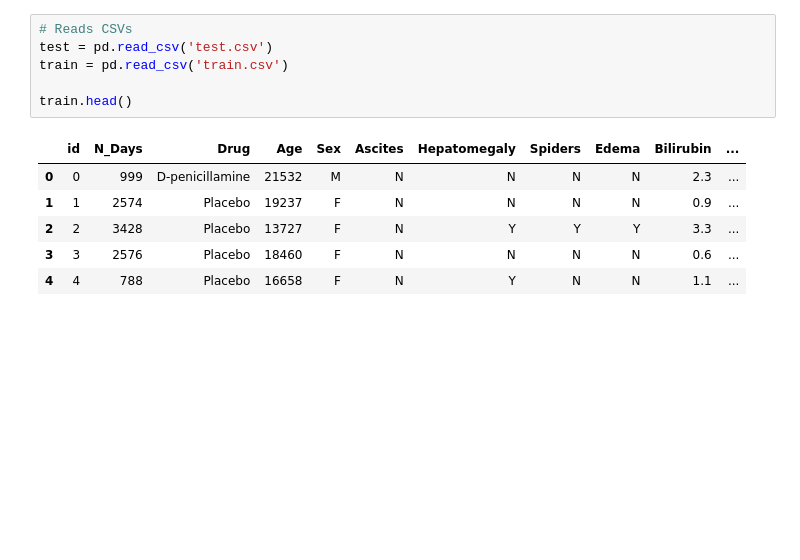
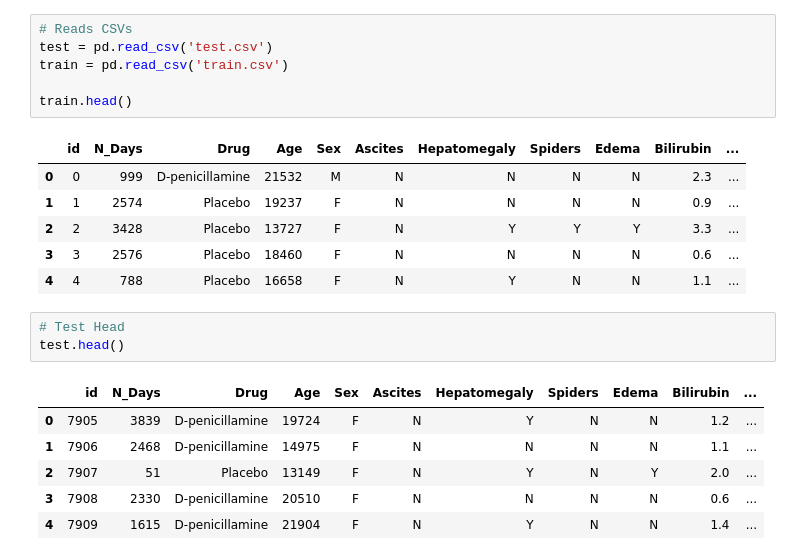
Before and after one commit to DevinFerko/CirrhosisOutcomes, a Jupyter notebook: CirrhosisOutcomes.ipynb, the cells around one changed output. Cells and saved outputs as stored; diff of their text form; blank space fills up the shorter version.

```diff
--- a/CirrhosisOutcomes.ipynb
+++ b/CirrhosisOutcomes.ipynb
@@ -29,3 +29,13 @@ train.head()
 | 2 | 2 | 3428 | Placebo | 13727 | F | N | Y | Y | Y | 3.3 | ... |
 | 3 | 3 | 2576 | Placebo | 18460 | F | N | N | N | N | 0.6 | ... |
 | 4 | 4 | 788 | Placebo | 16658 | F | N | Y | N | N | 1.1 | ... |
+# %%
+# Test Head
+test.head()
+# %% [output]
+|  | id | N_Days | Drug | Age | Sex | Ascites | Hepatomegaly | Spiders | Edema | Bilirubin | ... |
+| 0 | 7905 | 3839 | D-penicillamine | 19724 | F | N | Y | N | N | 1.2 | ... |
+| 1 | 7906 | 2468 | D-penicillamine | 14975 | F | N | N | N | N | 1.1 | ... |
+| 2 | 7907 | 51 | Placebo | 13149 | F | N | Y | N | Y | 2.0 | ... |
+| 3 | 7908 | 2330 | D-penicillamine | 20510 | F | N | N | N | N | 0.6 | ... |
+| 4 | 7909 | 1615 | D-penicillamine | 21904 | F | N | Y | N | N | 1.4 | ... |
```
Also changed, not shown: parts of 3 cells of this notebook.
